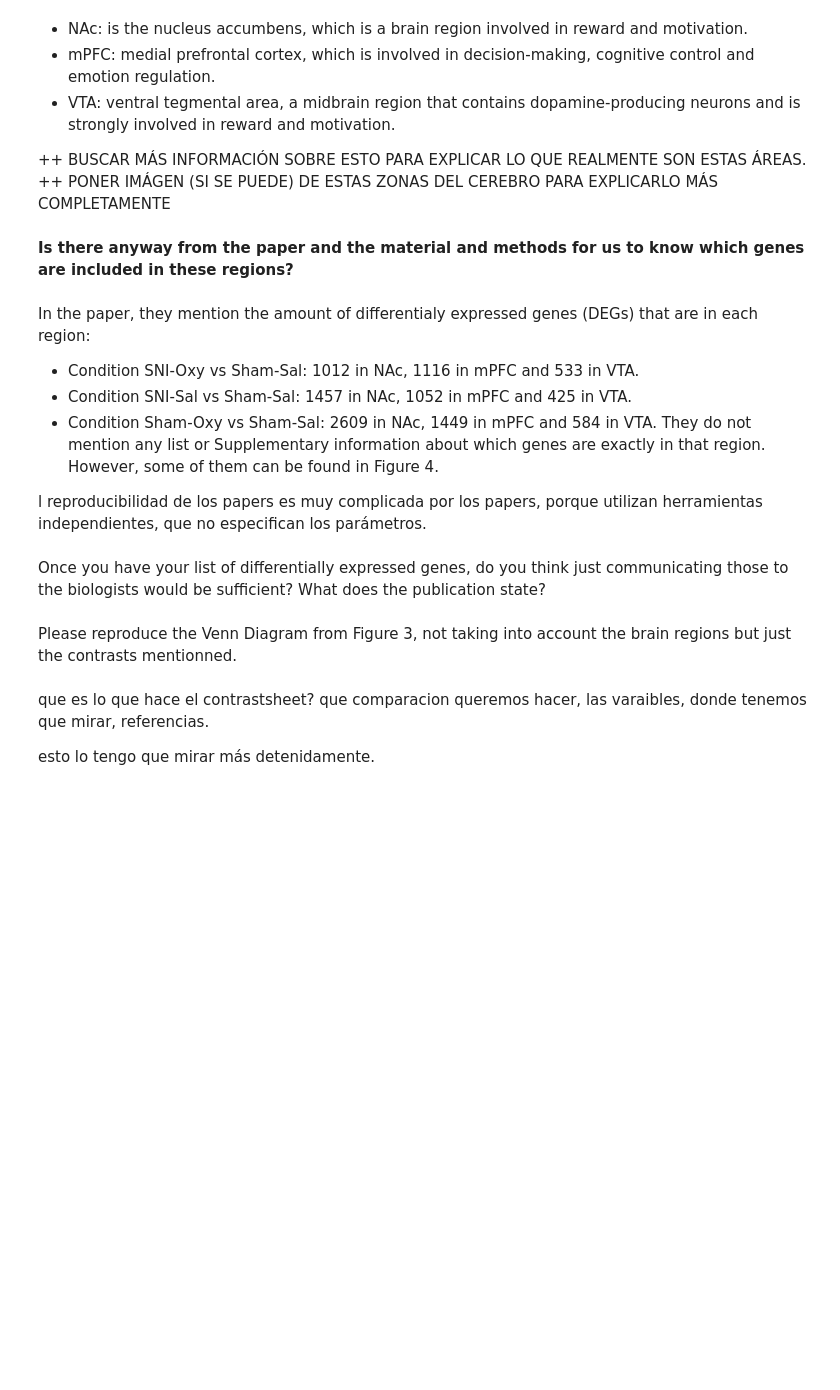
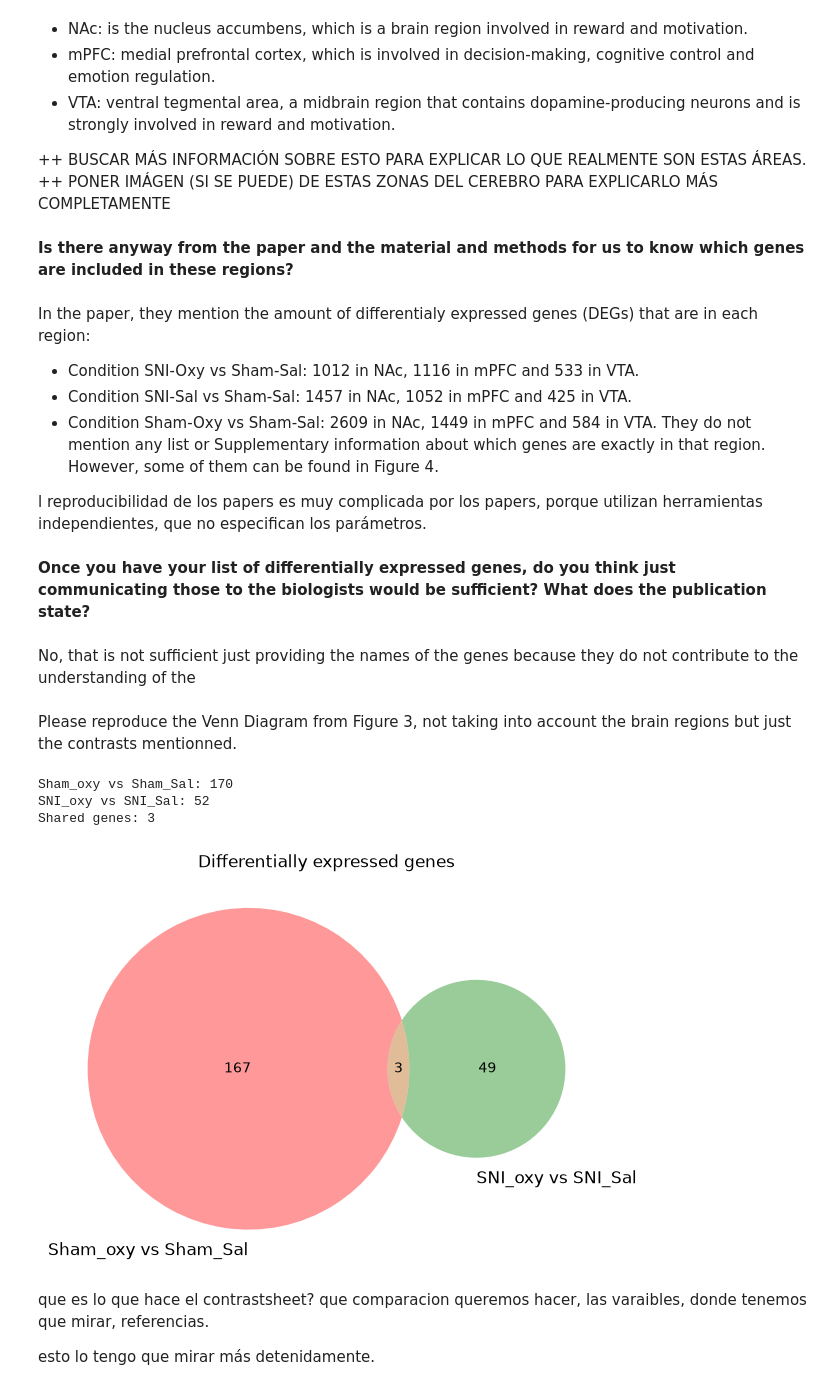
Before and after one commit to paula2701/computational-workflows-2026, a Jupyter notebook: day_03/day_03.ipynb, the cells around one changed output. Drawn from its saved outputs; the diff is of its cells as text; code cells hidden in the pictures; blank space fills up the shorter version.

```diff
--- a/day_03/day_03.ipynb
+++ b/day_03/day_03.ipynb
@@ -167,9 +167,79 @@ They do not mention any list or Supplementary information about which genes are
 
 l reproducibilidad de los papers es muy complicada por los papers, porque utilizan herramientas independientes, que no especifican los parámetros.
 # %% [markdown]
-Once you have your list of differentially expressed genes, do you think just communicating those to the biologists would be sufficient? What does the publication state?
+**Once you have your list of differentially expressed genes, do you think just communicating those to the biologists would be sufficient? What does the publication state?**
+# %% [markdown]
+No, that is not sufficient just providing the names of the genes because they do not contribute to the understanding of the
 # %% [markdown]
 Please reproduce the Venn Diagram from Figure 3, not taking into account the brain regions but just the contrasts mentionned.
+# %%
+import pandas as pd
+import matplotlib.pyplot as plt
+from matplotlib_venn import venn2
+from pathlib import Path
+
+results_dir = Path("/home/paula/.ssh/computational-workflows-2026/day_03/differentialabundance_results")
+
+sham_file = list(results_dir.rglob("condition_control_treated_test_study.deseq2.results.tsv"))[0]
+
+sni_file = list(results_dir.rglob("condition_control_treated_study.deseq2.results.tsv"))[0]
+
+sham_results = pd.read_csv(sham_file, sep="\t")
+sni_results = pd.read_csv(sni_file, sep="\t")
+
+if "gene_name" in sham_results.columns:
+    gene_col = "gene_name"
+elif "Gene name" in sham_results.columns:
+    gene_col = "Gene name"
+elif "gene_id" in sham_results.columns:
+    gene_col = "gene_id"
+elif "Gene id" in sham_results.columns:
+    gene_col = "Gene id"
+else:
+    raise ValueError("Gene column not found")
+
+if "padj" in sham_results.columns:
+    padj_col = "padj"
+elif "Padj" in sham_results.columns:
+    padj_col = "Padj"
+else:
+    raise ValueError("Adjusted p-value column not found")
+
+sham_genes = set(
+    sham_results.loc[
+        sham_results[padj_col] <= 0.1,
+        gene_col
+    ].dropna()
+)
+
+sni_genes = set(
+    sni_results.loc[
+        sni_results[padj_col] <= 0.1,
+        gene_col
+    ].dropna()
+)
+
+print("Sham_oxy vs Sham_Sal:", len(sham_genes))
+print("SNI_oxy vs SNI_Sal:", len(sni_genes))
+print("Shared genes:", len(sham_genes & sni_genes))
+
+plt.figure(figsize=(7, 7))
+
+venn2(
+    [sham_genes, sni_genes],
+    set_labels=[
+        "Sham_oxy vs Sham_Sal",
+        "SNI_oxy vs SNI_Sal"
+    ]
+)
+
+plt.title("Differentially expressed genes")
+plt.show()
+# %% [output]
+Sham_oxy vs Sham_Sal: 170
+SNI_oxy vs SNI_Sal: 52
+Shared genes: 3
+[figure, added]
 # %% [markdown]
 que es lo que hace el contrastsheet? que comparacion queremos hacer, las varaibles, donde tenemos que mirar, referencias.
 
```
